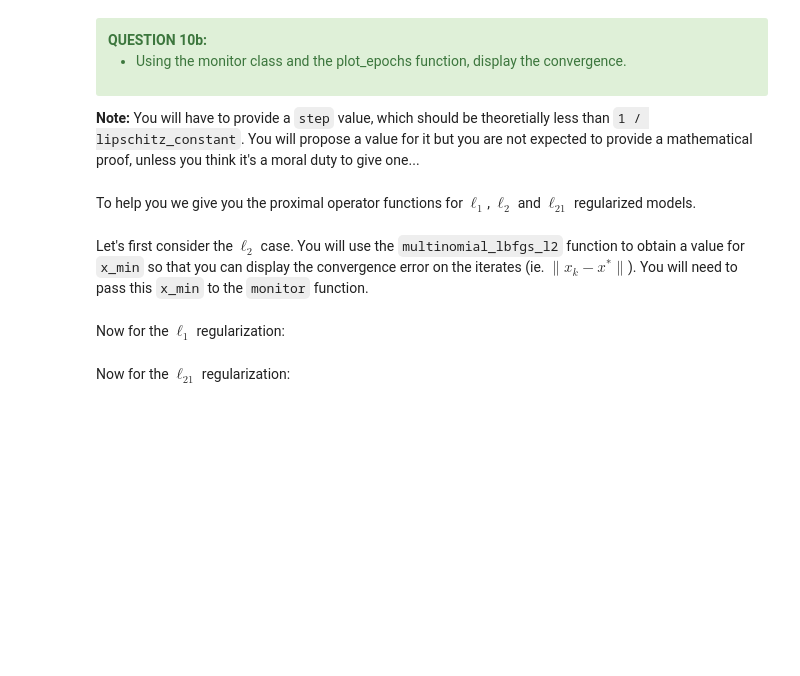
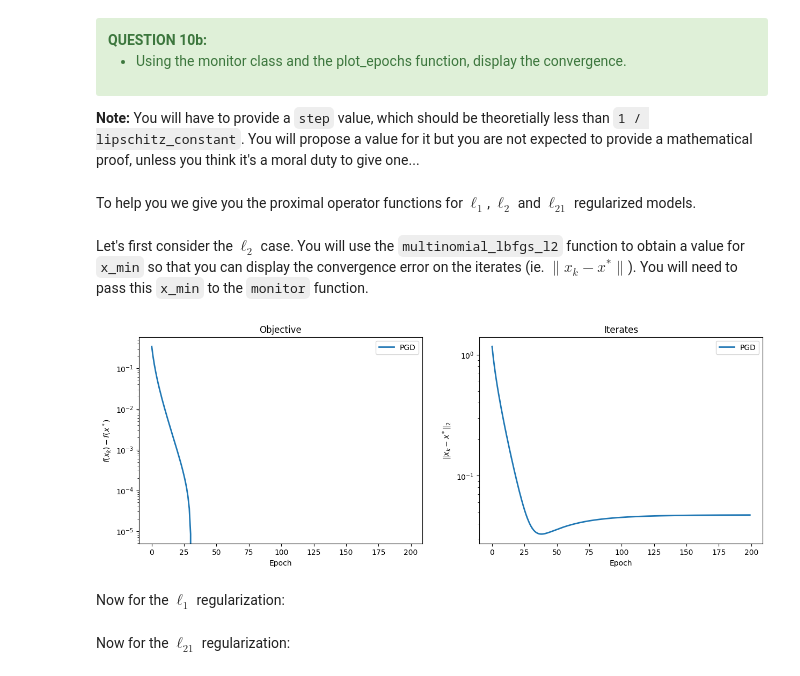
Before and after one commit to MariusAAROS/IPP-Optimisation-for-data-science, a Jupyter notebook: Projet/project_ortega_marius_and_adnan_wiam.ipynb, the cells around one changed output. Cells and saved outputs as stored; diff of their text form; code cells hidden in the pictures; blank space fills up the shorter version.

```diff
--- a/Projet/project_ortega_marius_and_adnan_wiam.ipynb
+++ b/Projet/project_ortega_marius_and_adnan_wiam.ipynb
@@ -729,7 +729,10 @@ def multinomial_lbfgs_l2(X, Y, lbda=1):
         The estimated parameters.
     """
     # TODO
-
+    K = Y.shape[1]
+    P = X.shape[1]
+    x0 = np.zeros((P + 1) * K)
+    params_hat, f, d = fmin_l_bfgs_b(func=lambda x: pobj_l2(params=x, X=X, Y=Y, lbda=lbda), x0=x0, fprime=lambda x: negloglik_and_grad(params=x, X=X, Y=Y)[1])
     # END TODO
     return params_hat
 
@@ -842,7 +848,7 @@ def pgd(x_init, grad, prox, n_iter=100, step=1., grad_args=(), prox_args=()):
     x_list = []
     for i in range(n_iter):
         ### TODO
-
+        x = prox(x - step * grad(x, *grad_args), *prox_args)
         ### END TODO
         x_list.append(x.copy())
     return x, x_list
@@ -885,3 +879,34 @@ plot_epochs(monitors, solvers)
+# %%
+x_init = np.zeros((P + 1) * K)
+n_iter = 200
+lbda = .1
+
+# TODO
+L = linalg.norm(X, ord=2) ** 2 / X.shape[0] #not sure how to get L for multinomial case
+step = 1. / L
+grad = lambda param, X, Y: negloglik_and_grad(param, X, Y)[1]
+
+x_min_l2 = multinomial_lbfgs_l2(X, Y, lbda=lbda)
+
+monitor_pgd_l2 =  monitor(algo=pgd,
+                          obj=pobj_l2,
+                          x_min=x_min_l2,
+                          args=(X, Y, lbda))
+
+monitor_pgd_l2.run(x_init,
+                   grad=grad,
+                   prox=prox_l2,
+                   n_iter=n_iter,
+                   step=step,
+                   grad_args=(X, Y),
+                   prox_args=(step, lbda, K))
+# END TODO
+
+monitors = [monitor_pgd_l2]
+solvers = ["PGD"]
+plot_epochs(monitors, solvers)
+# %% [output]
+[figure, added]
 # %% [markdown]
 Now for the $\ell_1$ regularization:
 # %%
```
Also changed, not shown: parts of 6 cells of this notebook, 1 other file.
